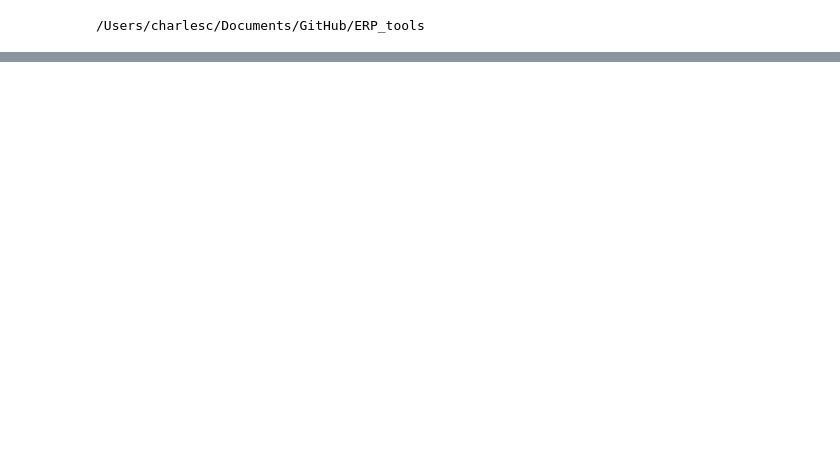
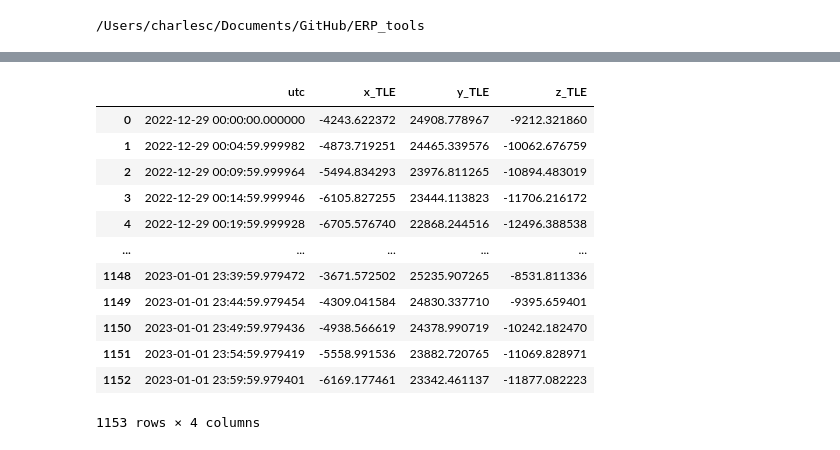
Before and after one commit to CharlesPlusC/ERP_tools, a Jupyter notebook: notebooks/GPSsp3_vs_TLE.ipynb, the cells around one changed output, grey strips where cells are left out. Saved outputs shown, nothing was run; the diff lists cells and outputs as text; code cells hidden in the pictures; blank space fills up the shorter version.

```diff
--- a/notebooks/GPSsp3_vs_TLE.ipynb
+++ b/notebooks/GPSsp3_vs_TLE.ipynb
@@ -333,4 +108,0 @@ print(tle_list)
-# %%
-jd_start = utc_to_jd(datetime.datetime(2022, 12, 29, 0, 0, 0))
-jd_end = utc_to_jd(datetime.datetime(2023, 1, 3, 0, 0, 0))
-navstar46TLE_eph = combine_TLE2eph(tle_list, jd_start, jd_end, dt=60)
@@ -355,11 +108,0 @@ split_tle: ['1 25933U 99055A   22363.89832389 -.00000091  00000-0  00000-0 0  99
-# %%
-import numpy as np
-import pandas as pd
-
-# Prepare the input arrays for the TEME_to_EME2000 function
-teme_pos = np.array([item[1] for item in navstar46TLE_eph[0]])
-teme_vel = np.array([item[2] for item in navstar46TLE_eph[0]])
-mjds = pd.Series([item[0] for item in navstar46TLE_eph[0]])
-
-# Call the TEME_to_EME2000 function
-eme2000_pos, eme2000_vel = TEME_to_EME2000(teme_pos, teme_vel, mjds)
@@ -367,0 +341,22 @@ NameError: name 'navstar46TLE_eph' is not defined
+# %%
+jd_start = utc_to_jd(datetime(2022, 12, 29, 0, 0, 0))
+jd_end = utc_to_jd(datetime(2023, 1, 2, 0, 0, 0))
+
+navstar46TLE_eph = combine_TLE2eph(tle_list, jd_start, jd_end, dt=60*5)
+
+teme_pos = np.array([item[1] for item in navstar46TLE_eph[0]])
+teme_vel = np.array([item[2] for item in navstar46TLE_eph[0]])
+jds = pd.Series([item[0] for item in navstar46TLE_eph[0]])
+mjds = jds - 2400000.5
+
+TLE_utc_times = [mjd_to_utc(mjd) for mjd in mjds]
+
+eme2000_pos_TLE, eme2000_vel_TLE = TEME_to_EME2000(teme_pos, teme_vel, mjds)
+
+# Create a DataFrame called navstar_46_TLE_ephem
+navstar_46_TLE_ephem = pd.DataFrame({
+    "utc": TLE_utc_times,
+    "x_TLE": eme2000_pos_TLE[:, 0],
+    "y_TLE": eme2000_pos_TLE[:, 1],
+    "z_TLE": eme2000_pos_TLE[:, 2]
+})
@@ -367,0 +379,16 @@ NameError: name 'navstar46TLE_eph' is not defined
+# %%
+navstar_46_TLE_ephem
+# %% [output]
+|  | utc | x_TLE | y_TLE | z_TLE |
+| 0 | 2022-12-29 00:00:00.000000 | -4243.622372 | 24908.778967 | -9212.321860 |
+| 1 | 2022-12-29 00:04:59.999982 | -4873.719251 | 24465.339576 | -10062.676759 |
+| 2 | 2022-12-29 00:09:59.999964 | -5494.834293 | 23976.811265 | -10894.483019 |
+| 3 | 2022-12-29 00:14:59.999946 | -6105.827255 | 23444.113823 | -11706.216172 |
+| 4 | 2022-12-29 00:19:59.999928 | -6705.576740 | 22868.244516 | -12496.388538 |
+| ... | ... | ... | ... | ... |
+| 1148 | 2023-01-01 23:39:59.979472 | -3671.572502 | 25235.907265 | -8531.811336 |
+| 1149 | 2023-01-01 23:44:59.979454 | -4309.041584 | 24830.337710 | -9395.659401 |
+| 1150 | 2023-01-01 23:49:59.979436 | -4938.566619 | 24378.990719 | -10242.182470 |
+| 1151 | 2023-01-01 23:54:59.979419 | -5558.991536 | 23882.720765 | -11069.828971 |
+| 1152 | 2023-01-01 23:59:59.979401 | -6169.177461 | 23342.461137 | -11877.082223 |
+1153 rows × 4 columns
```
Also changed, not shown: parts of 22 cells of this notebook, 19 other files.
